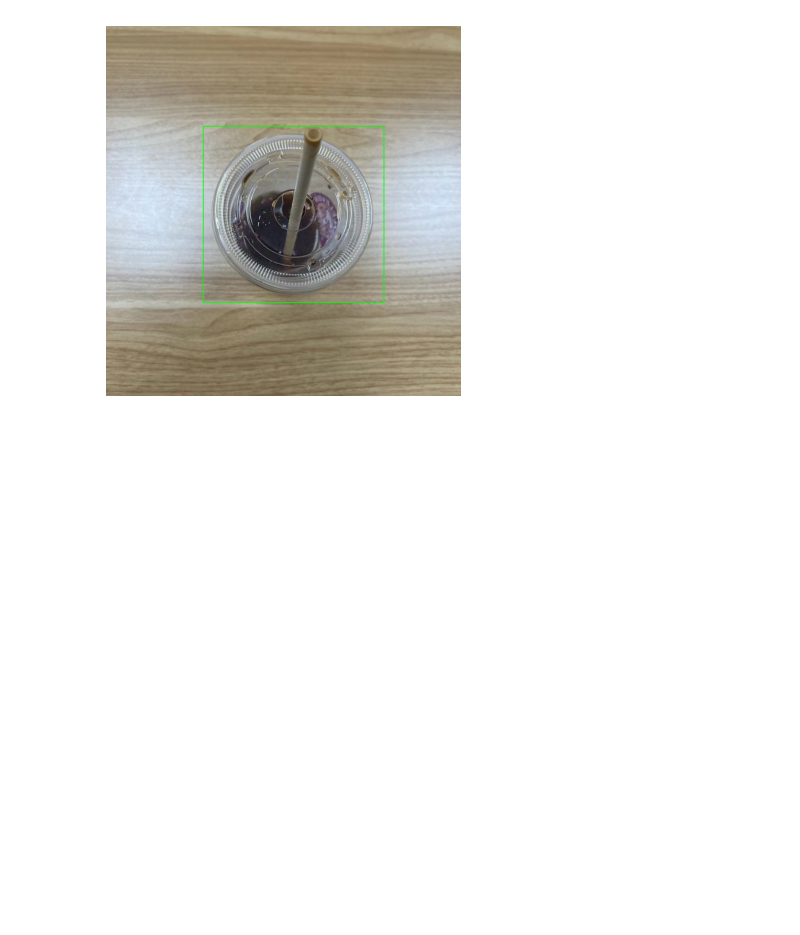
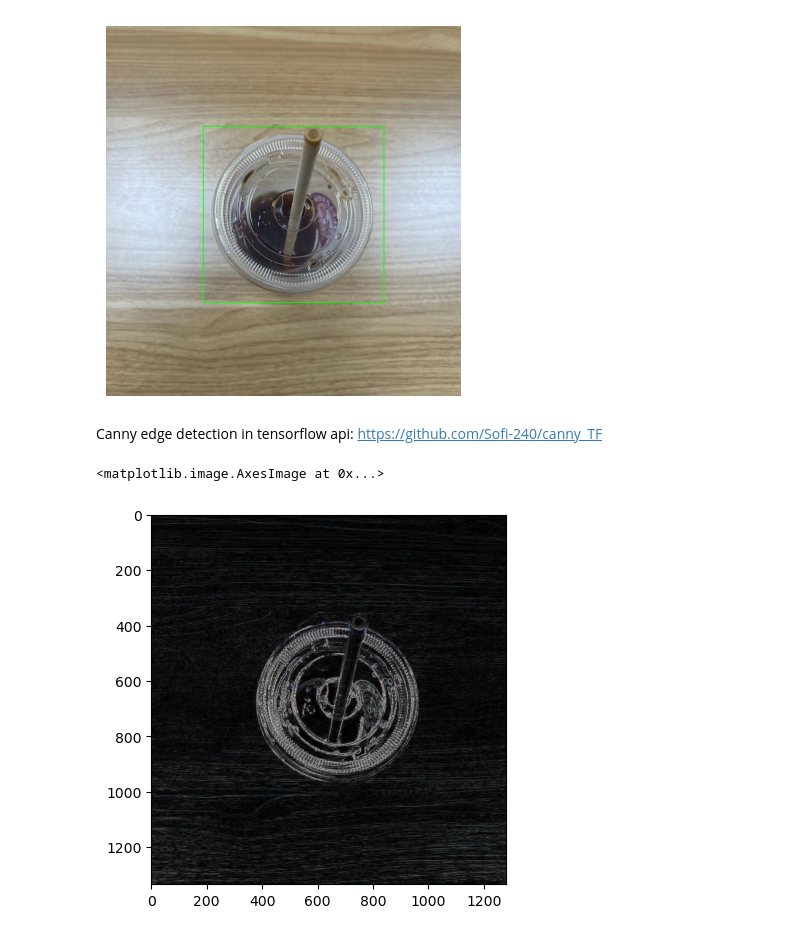
Before and after one commit to hxuaj/my-repo, a Jupyter notebook: edge_detect.ipynb, the cells around one changed output. Saved outputs shown, nothing was run; the diff lists cells and outputs as text; code cells hidden in the pictures; blank space fills up the shorter version.

```diff
--- a/edge_detect.ipynb
+++ b/edge_detect.ipynb
@@ -198,3 +202,27 @@ def crop_obj(image_path, padding=10, lo_thresh=30, up_thresh=150, if_maxmin=True
 crop_obj('test1.jpg', padding=30, lo_thresh=30, up_thresh=150, if_maxmin=True)
 # %% [output]
 [figure]
+# %% [markdown]
+Canny edge detection in tensorflow api: https://github.com/Sofi-240/canny_TF
+# %%
+# edge detection function in tensorflow api
+
+# Read the image using TensorFlow
+image = tf.io.read_file('test1.jpg')
+image = tf.image.decode_image(image, channels=3)  # Decode the image with 3 channels (RGB)
+image = tf.cast(image, tf.float32)
+# Convert the image to grayscale
+gray = tf.image.rgb_to_grayscale(image)
+
+# Perform edge detection
+gray = tf.expand_dims(image, 0)
+edges = tf.image.sobel_edges(gray)
+edges = tf.norm(edges, axis=-1)  # Compute the norm to get magnitude of edges
+
+# Convert the edges image to uint8 format
+edges = tf.cast(edges, tf.uint8)
+
+plt.imshow(edges.numpy()[0])
+# %% [output]
+<matplotlib.image.AxesImage at 0x...>
+[figure, added]
```
Also changed, not shown: parts of 6 cells of this notebook.
